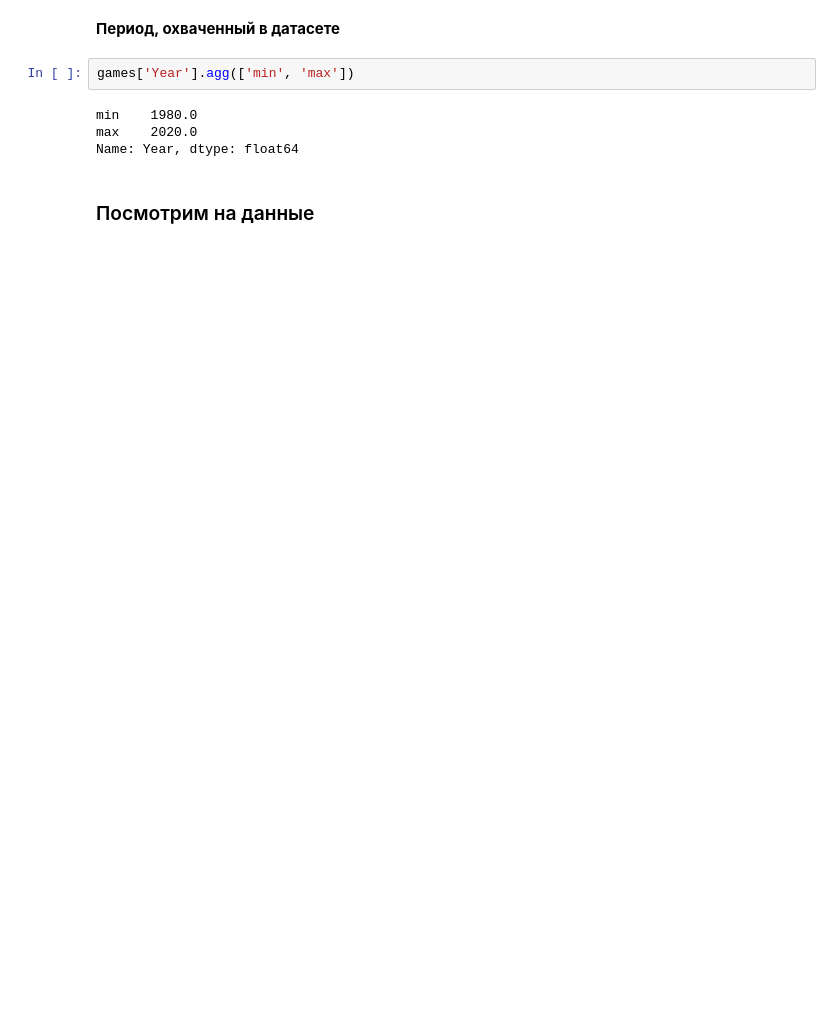
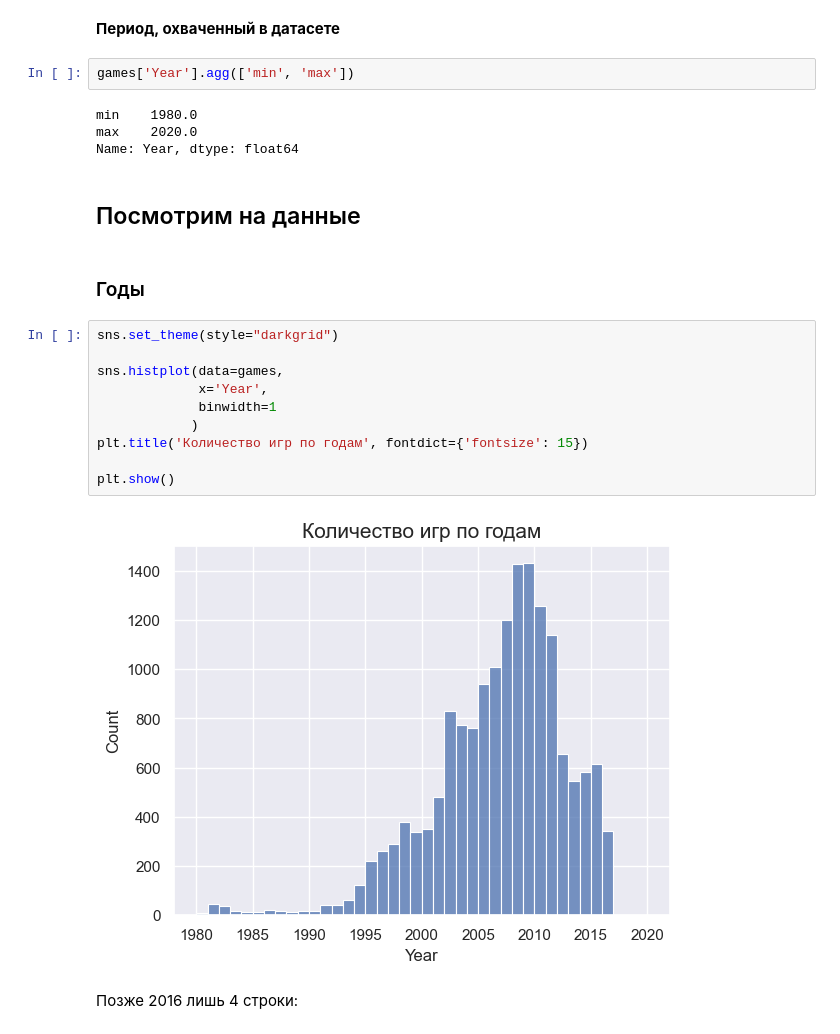
Before and after one commit to ekhavronina/data_analytics, a Jupyter notebook: video_games/video_game_sales.ipynb, the cells around one changed output. Saved outputs shown, nothing was run; the diff lists cells and outputs as text; blank space fills up the shorter version.

```diff
--- a/video_games/video_game_sales.ipynb
+++ b/video_games/video_game_sales.ipynb
@@ -161,4 +183,20 @@ max    2020.0
 Name: Year, dtype: float64
 # %% [markdown]
 
-### Посмотрим на данные
+## Посмотрим на данные
+# %% [markdown]
+### Годы
+# %%
+sns.set_theme(style="darkgrid")
+
+sns.histplot(data=games,
+             x='Year',
+             binwidth=1
+            )
+plt.title('Количество игр по годам', fontdict={'fontsize': 15})
+
+plt.show()
+# %% [output]
+[figure, added]
+# %% [markdown]
+Позже 2016 лишь 4 строки:
```
Also changed, not shown: parts of 17 cells of this notebook.
